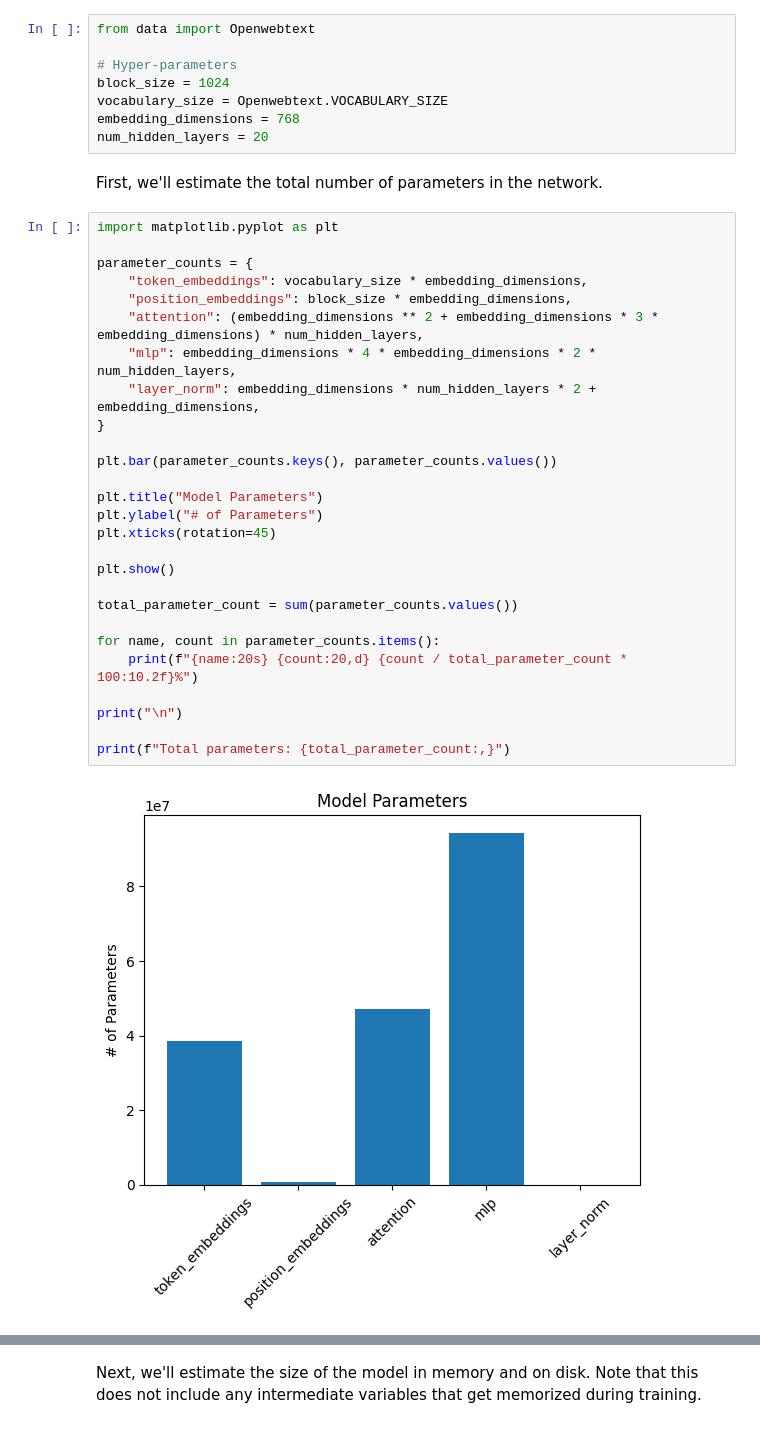
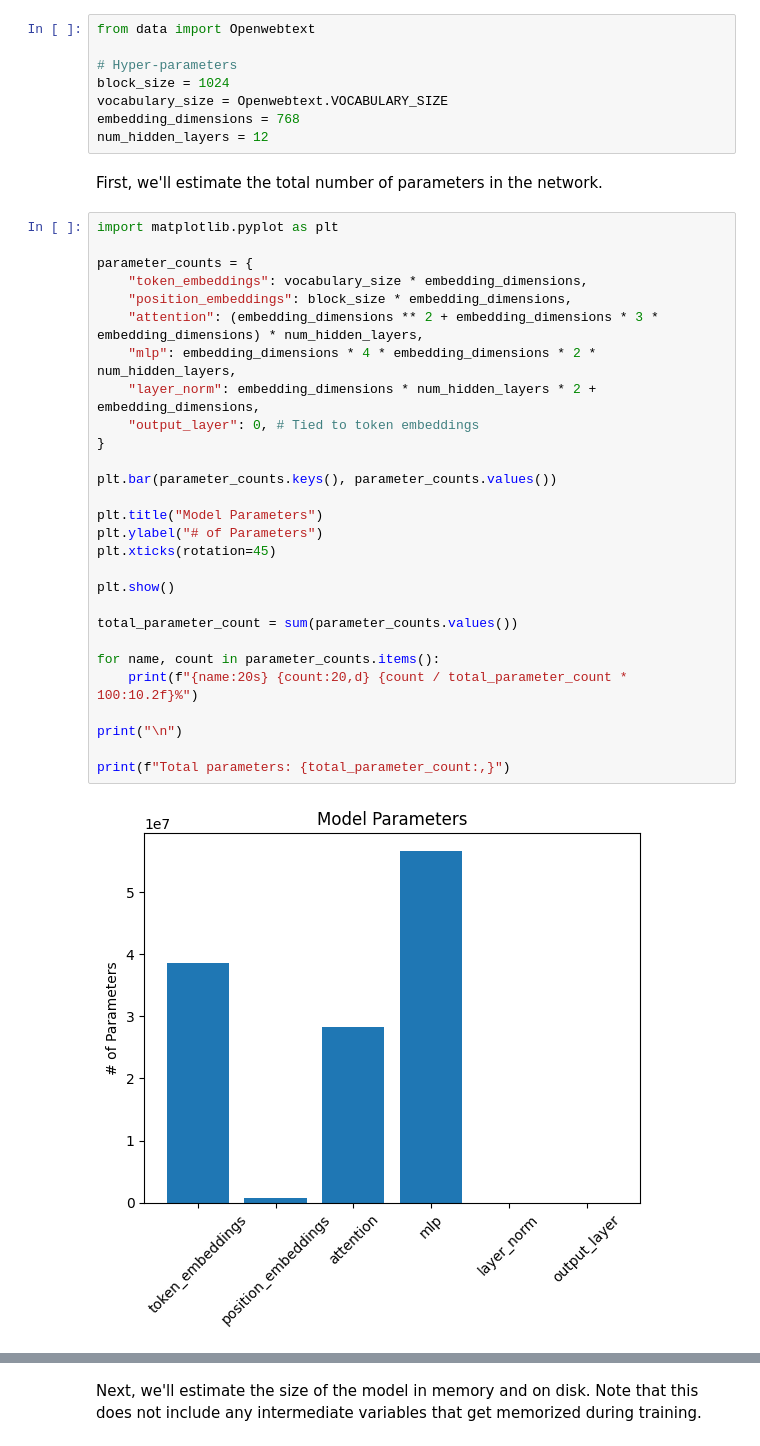
Before and after one commit to andrewdalpino/NoPE-GPT, a Jupyter notebook: model_sizing.ipynb, the cells around one changed output, grey strips where cells are left out. Cells and saved outputs as stored; diff of their text form.

```diff
--- a/model_sizing.ipynb
+++ b/model_sizing.ipynb
@@ -5,35 +5,36 @@ from data import Openwebtext
 block_size = 1024
 vocabulary_size = Openwebtext.VOCABULARY_SIZE
 embedding_dimensions = 768
-num_hidden_layers = 20
+num_hidden_layers = 12
 # %% [markdown]
 First, we'll estimate the total number of parameters in the network.
 # %%
 import matplotlib.pyplot as plt
 
 parameter_counts = {
     "token_embeddings": vocabulary_size * embedding_dimensions,
     "position_embeddings": block_size * embedding_dimensions,
     "attention": (embedding_dimensions ** 2 + embedding_dimensions * 3 * embedding_dimensions) * num_hidden_layers,
     "mlp": embedding_dimensions * 4 * embedding_dimensions * 2 * num_hidden_layers,
     "layer_norm": embedding_dimensions * num_hidden_layers * 2 + embedding_dimensions,
+    "output_layer": 0, # Tied to token embeddings
 }
 
 plt.bar(parameter_counts.keys(), parameter_counts.values())
 
 plt.title("Model Parameters")
 plt.ylabel("# of Parameters")
 plt.xticks(rotation=45)
 
 plt.show()
 
 total_parameter_count = sum(parameter_counts.values())
 
 for name, count in parameter_counts.items():
     print(f"{name:20s} {count:20,d} {count / total_parameter_count * 100:10.2f}%")
 
 print("\n")
 
 print(f"Total parameters: {total_parameter_count:,}")
 # %% [output]
-[figure, old version]
+[figure, new version]
```
Also changed, not shown: parts of 8 cells of this notebook, 1 other file.
